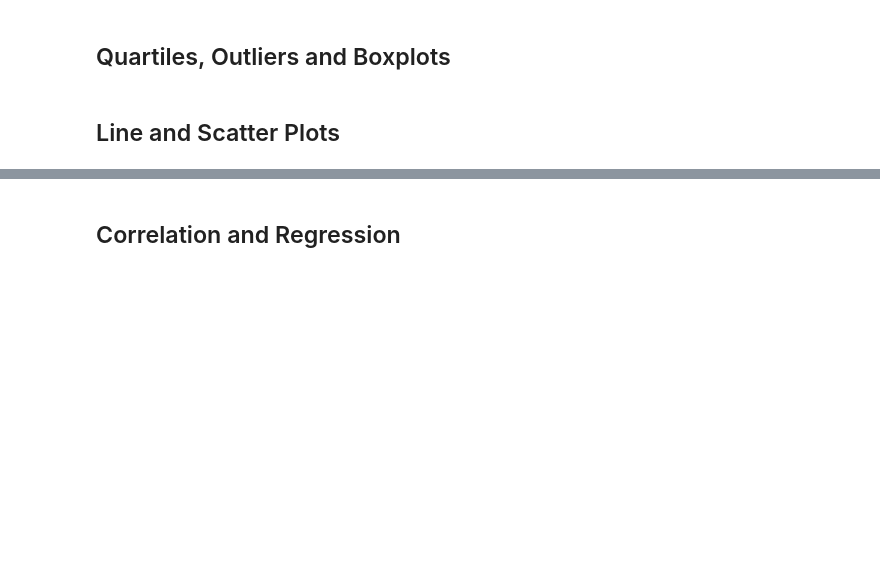
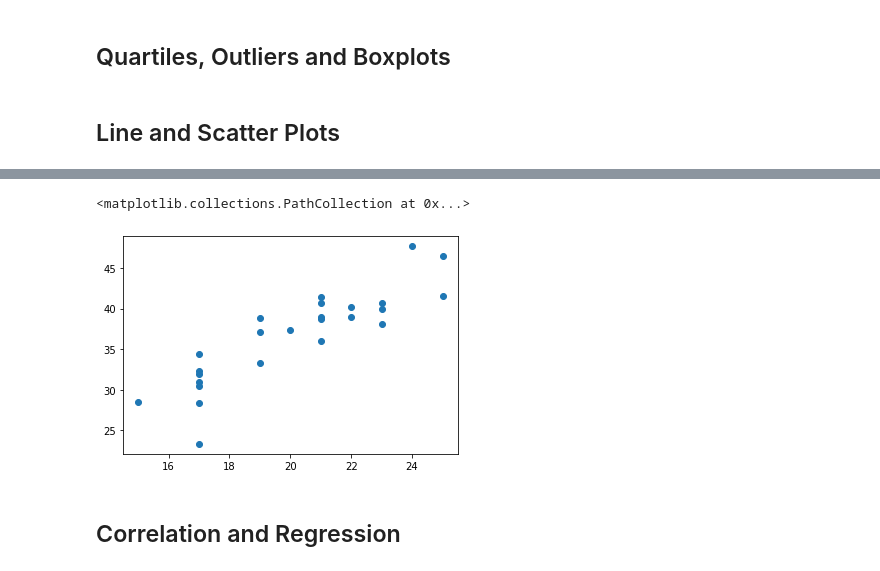
Before and after one commit to Navilongo/Pharmaceutical-Analysis-with-Python, a Jupyter notebook: pymaceuticals.ipynb, the cells around one changed output, grey strips where cells are left out. Drawn from its saved outputs; the diff is of its cells as text; code cells hidden in the pictures; blank space fills up the shorter version.

```diff
--- a/pymaceuticals.ipynb
+++ b/pymaceuticals.ipynb
@@ -382,3 +387,11 @@ Text(0, 0.5, 'Tumor Volume (mm3)')
+# %%
+weight = weight_only.loc["Capomulin", "Weight (g)"]
+tumor = promising_df.loc["Capomulin", "Tumor Volume (mm3)"]
+
+plt.scatter(weight, tumor)
+# %% [output]
+<matplotlib.collections.PathCollection at 0x...>
+[figure, added]
 # %%
 # Generate a scatter plot of average tumor volume vs. mouse weight for the Capomulin regimen
 # %% [markdown]
```
Also changed, not shown: parts of 9 cells of this notebook.
